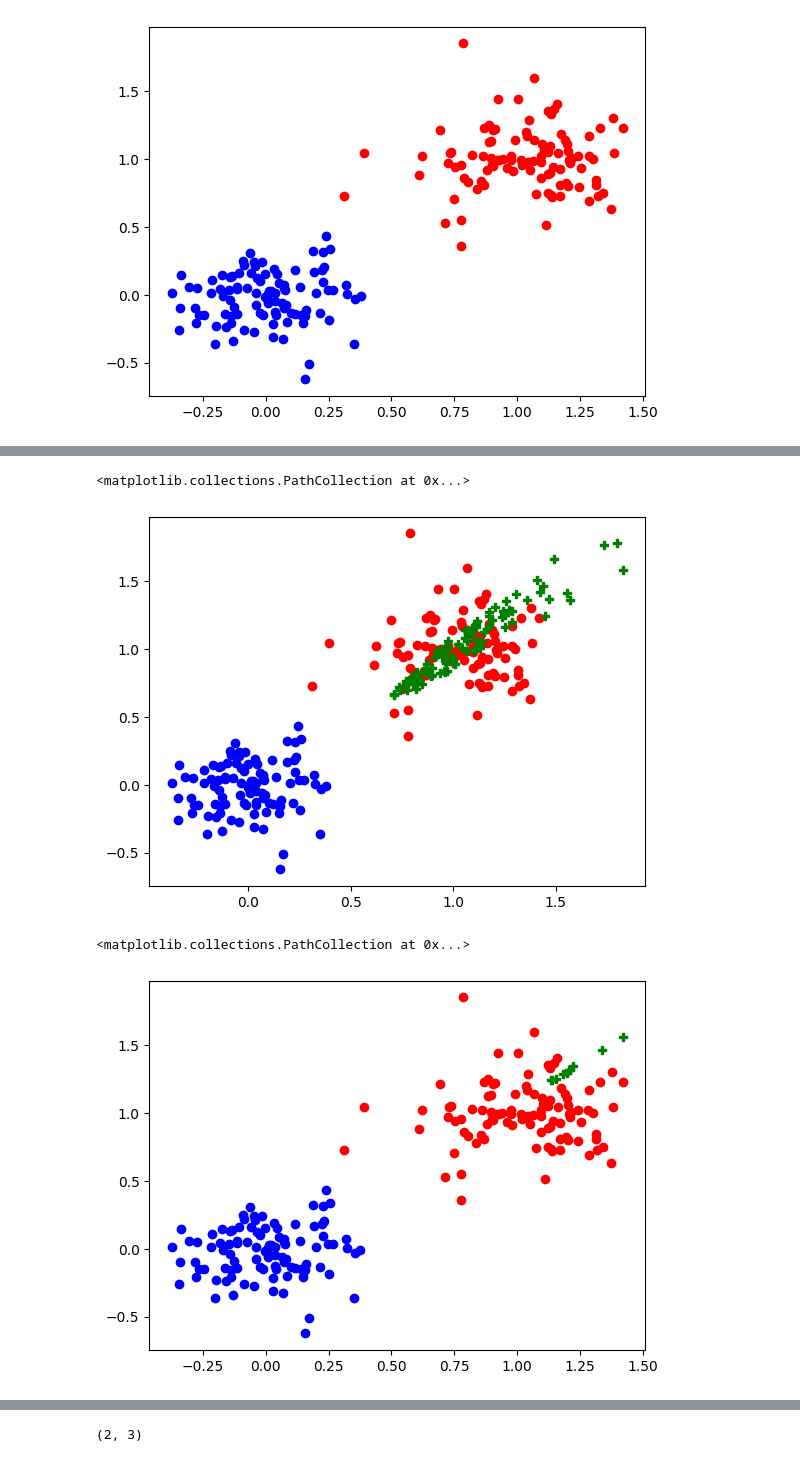
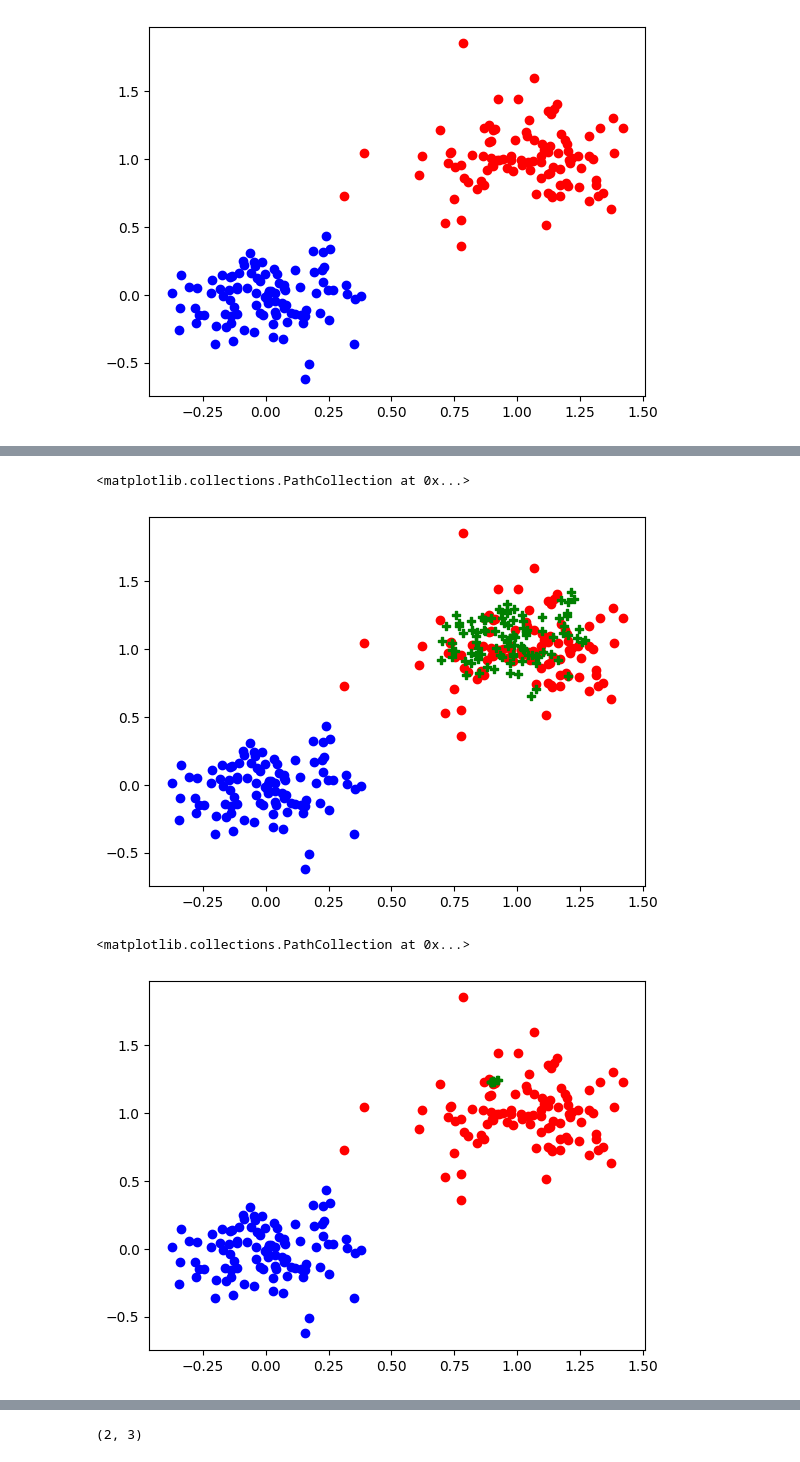
Before and after one commit to MUCDK/genot, a Jupyter notebook: notebooks/NoiseOutSourcing.ipynb, the cells around one changed output, grey strips where cells are left out. Cells and saved outputs as stored; diff of their text form; code cells hidden in the pictures.

```diff
--- a/notebooks/NoiseOutSourcing.ipynb
+++ b/notebooks/NoiseOutSourcing.ipynb
@@ -36,6 +36,6 @@ plt.scatter(target[:, 0], target[:, 1], color="red")
 <matplotlib.collections.PathCollection at 0x...>
 [figure]
 # %%
-sm = NoiseOutsourcingModel(1.0, 64, 64, iterations=100, inner_iterations=10, input_dim=2, noise_dim=2)
+sm = NoiseOutsourcingModel(0.01, 512, 512, iterations=500, inner_iterations=10, input_dim=2, noise_dim=2)
 # %%
 sm(source, target)
@@ -66,15 +80,15 @@ plt.scatter(target[:, 0], target[:, 1], color="red")
 plt.scatter(transported[:, 0], transported[:, 1], color="green", marker="P")
 # %% [output]
 <matplotlib.collections.PathCollection at 0x...>
-[figure, old version]
+[figure, new version]
 # %%
-sampled = sm.sample(source[20,None])
+sampled = sm.sample(source[0,None])
 plt.scatter(source[:,0], source[:,1], color="blue")
 plt.scatter(target[:, 0], target[:, 1], color="red")
 plt.scatter(sampled[:, 0], sampled[:, 1], color="green", marker="P")
 # %% [output]
 <matplotlib.collections.PathCollection at 0x...>
-[figure, old version]
+[figure, new version]
 # %%
 plt.plot(np.arange(len(sm.metrics["t_obj"])), sm.metrics["t_obj"])
 # %% [output]
```
Also changed, not shown: parts of 4 cells of this notebook, 4 other files.
